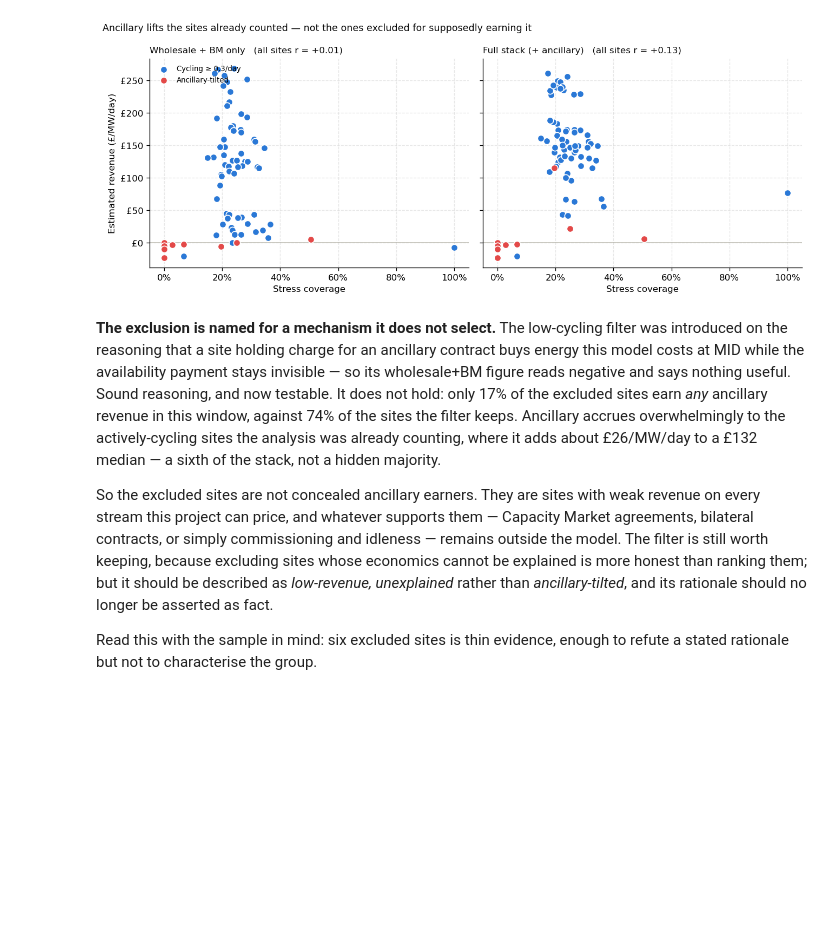
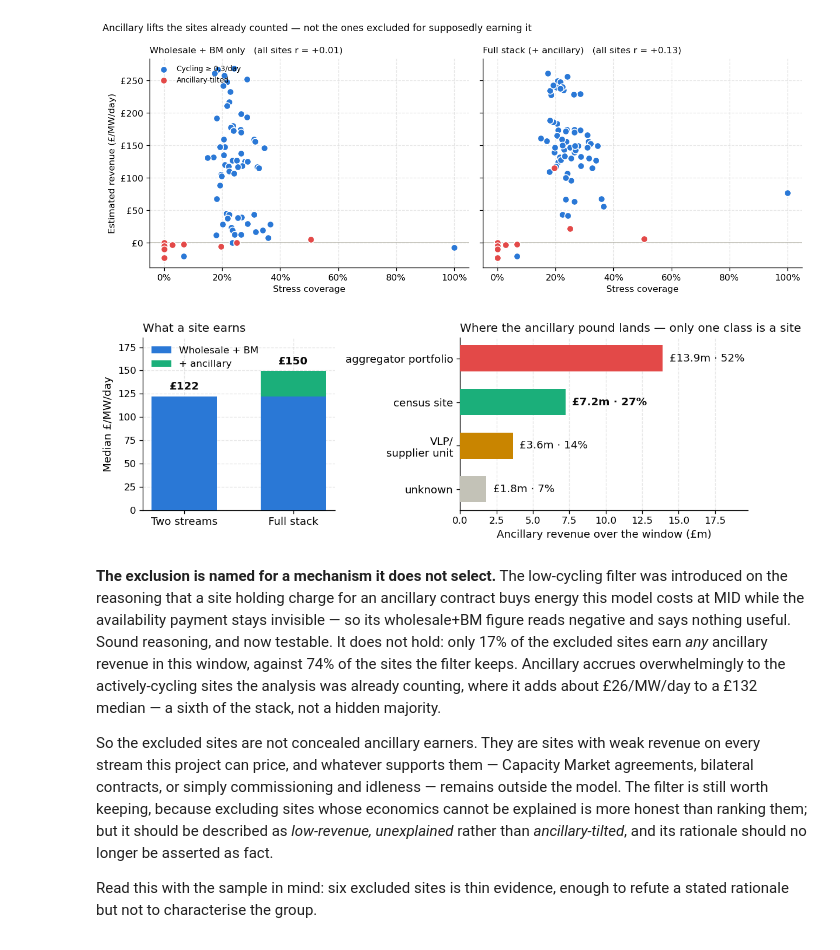
Before and after one commit to shaw029/power-trading, a Jupyter notebook: notebooks/04_alignment_gap.ipynb, the cells around one changed output. Drawn from its saved outputs; the diff is of its cells as text; code cells hidden in the pictures; blank space fills up the shorter version.

```diff
--- a/notebooks/04_alignment_gap.ipynb
+++ b/notebooks/04_alignment_gap.ipynb
@@ -562,6 +562,54 @@ plt.tight_layout()
 plt.show()
 # %% [output]
 [figure]
+# %%
+# Figure 5 — the revenue stack, and who actually collects it.
+fig, axes = plt.subplots(1, 2, figsize=(9.5, 3.4), gridspec_kw={"width_ratios": [1, 1.5]})
+
+# Left: what the third stream adds to a site that earns it.
+ax = axes[0]
+base = sc.loc[~sc["excluded"], "gbp"].median()
+full = sc.loc[~sc["excluded"], "full_gbp"].median()
+ax.bar([0], [base], width=0.6, color=C["da"], label="Wholesale + BM", zorder=3)
+ax.bar([1], [base], width=0.6, color=C["da"], zorder=3)
+ax.bar([1], [full - base], bottom=[base], width=0.6, color=C["discharge"],
+       label="+ ancillary", zorder=3)
+for x, v in ((0, base), (1, full)):
+    ax.annotate(f"£{v:,.0f}", (x, v), xytext=(0, 7), textcoords="offset points",
+                ha="center", fontsize=11, fontweight="bold", color=C["ink"])
+ax.set_xticks([0, 1], ["Two streams", "Full stack"], fontsize=11)
+ax.set_ylabel("Median £/MW/day", fontsize=11)
+ax.set_ylim(0, full * 1.24)
+ax.set_title("What a site earns", fontsize=12, loc="left", color=C["ink"])
+ax.legend(frameon=False, fontsize=10, loc="upper left")
+
+# Right: where the ancillary pound lands. Only one of these classes is a site,
+# and it is not the largest — which is the section's whole point.
+ax = axes[1]
+order = split.sort_values()
+hues = {"census site": C["discharge"], "aggregator portfolio": C["cost"],
+        "VLP / supplier unit": C["mid"], "unknown": C["ghost"]}
+y = np.arange(len(order))
+ax.barh(y, order.values, height=0.6,
+        color=[hues.get(k, C["ghost"]) for k in order.index], zorder=3)
+for row, (k, v) in enumerate(order.items()):
+    ax.annotate(f"£{v:.1f}m · {100 * v / order.sum():.0f}%", (v, row),
+                xytext=(7, 0), textcoords="offset points", va="center", fontsize=11,
+                fontweight="bold" if k == "census site" else "normal", color=C["ink"])
+ax.set_yticks(y, [k.replace(" / ", "/\n") for k in order.index], fontsize=11)
+ax.set_xlim(0, order.max() * 1.42)
+ax.set_xlabel("Ancillary revenue over the window (£m)", fontsize=11)
+ax.set_title("Where the ancillary pound lands — only one class is a site",
+             fontsize=12, loc="left", color=C["ink"])
+ax.grid(axis="y", visible=False)
+
+plt.tight_layout()
+# Print-resolution export for the poster: the revenue stack and its attribution.
+save_poster_fig(fig, "nb04_fig5_revenue_stack")
+
+plt.show()
+# %% [output]
+[figure, added]
 # %% [markdown]
 **The exclusion is named for a mechanism it does not select.** The low-cycling filter was
 introduced on the reasoning that a site holding charge for an ancillary contract buys energy
```
Also changed, not shown: 3 other files.
